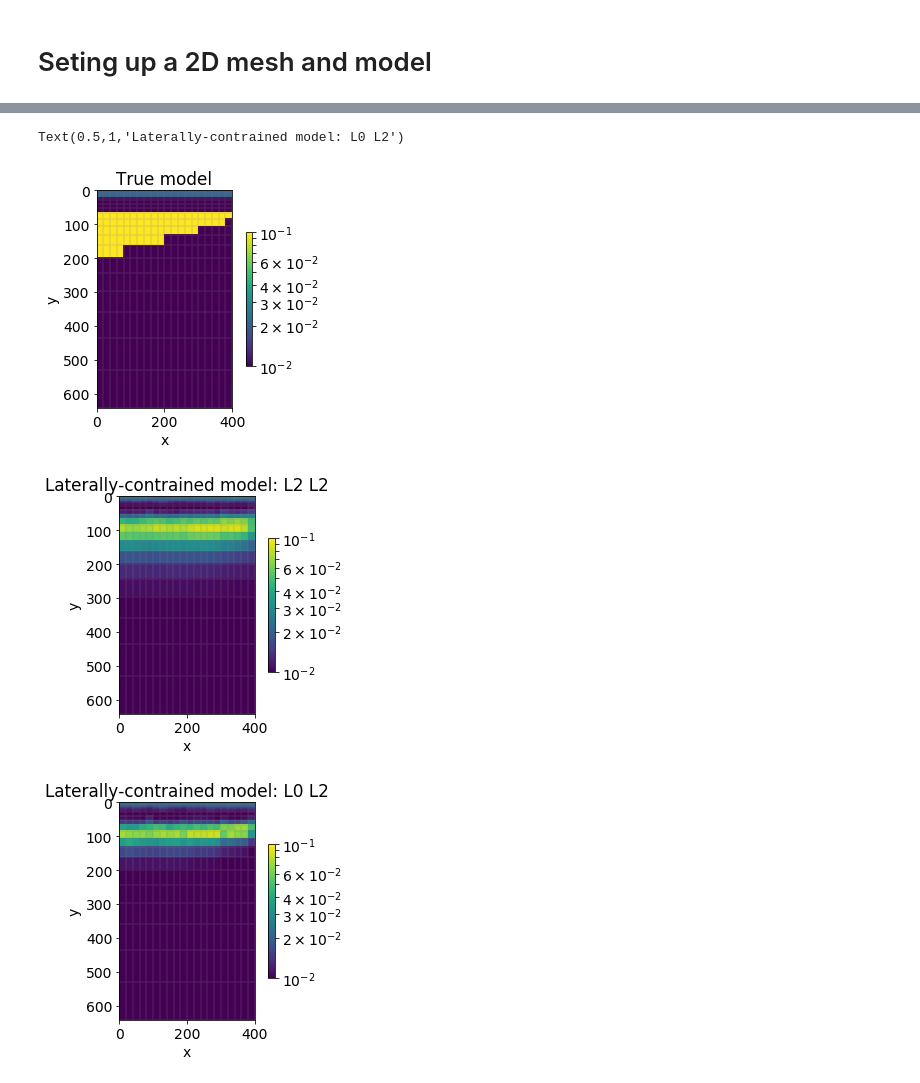
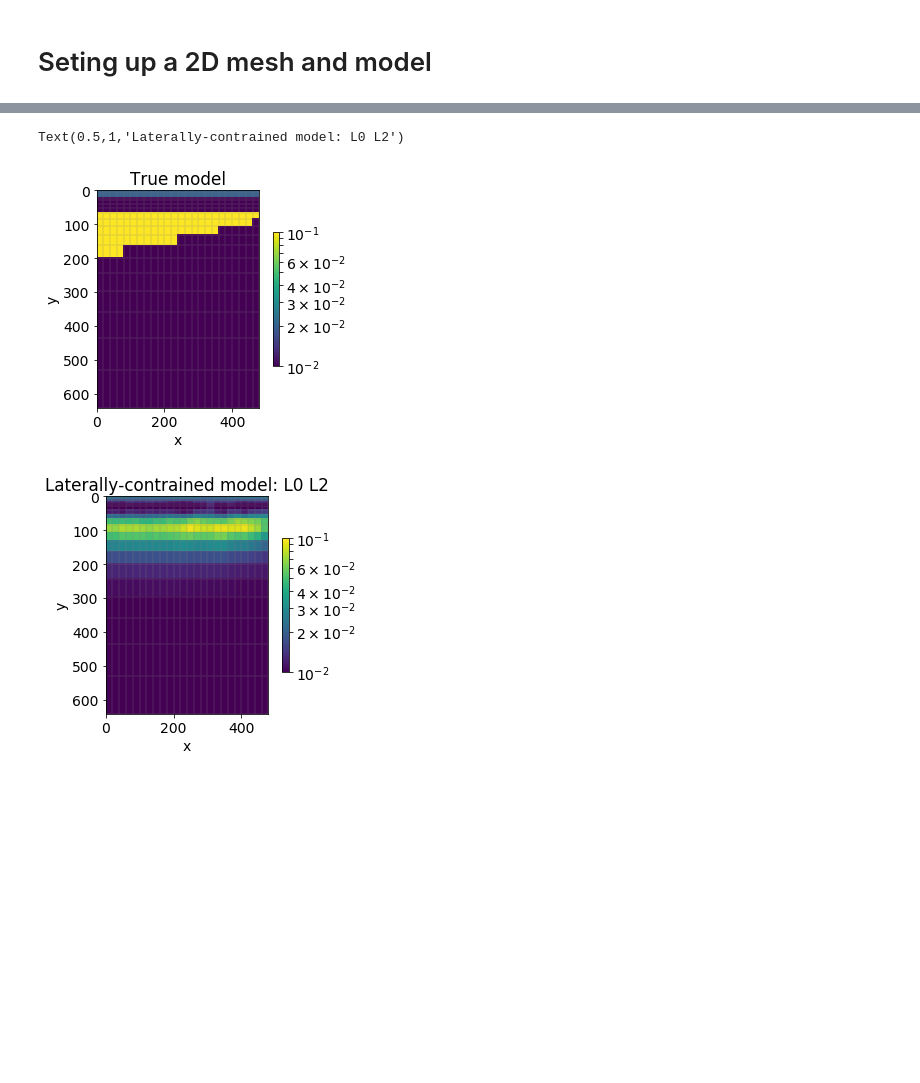
Before and after one commit to simpeg/simpegEM1D, a Jupyter notebook: notebooks/examples/Test_global_em1d_inversion_td.ipynb, the cells around one changed output, grey strips where cells are left out. Drawn from its saved outputs; the diff is of its cells as text; code cells hidden in the pictures; blank space fills up the shorter version.

```diff
--- a/notebooks/examples/Test_global_em1d_inversion_td.ipynb
+++ b/notebooks/examples/Test_global_em1d_inversion_td.ipynb
@@ -62,4 +50,13 @@ mapping = Maps.ExpMap(mesh)
 # %%
+x = mesh.vectorCCx
+y = np.zeros_like(x)
+z = np.ones_like(x) * 30.
+rx_locations = np.c_[x, y, z]
+src_locations = np.c_[x, y, z]
+topo = np.c_[x, y, z-30.].astype(float)
+
+mapping = Maps.ExpMap(mesh)
+
 survey = GlobalEM1DSurveyTD(
     rx_locations = rx_locations,
     src_locations = src_locations,
@@ -76,9 +73,11 @@ survey = GlobalEM1DSurveyTD(
 )
 
 prob = GlobalEM1DProblemTD(
-    [], sigmaMap=mapping, hz=hz, parallel=True, n_cpu=2,
+    [], sigmaMap=mapping, hz=hz, parallel=False, n_cpu=6,
     Solver=PardisoSolver
 )
 prob.pair(survey)
+m = np.log(sigma_em1d)
+dobs = survey.makeSyntheticData(m, std=0.05, force=True)
 # %% [output]
 >> Set parameters
@@ -106,8 +91,5 @@ from SimPEG import (
-# %%
-mesh_reg = Mesh.TensorMesh([mesh.hy, mesh.hx])
 # %%
-%%time
-std = 0.05
+std = 0.02
 floor = 0.
 np.random.seed(1)
 uncert = std*abs(dobs)+floor
@@ -134,8 +116,8 @@ invProb = InvProblem.BaseInvProblem(dmisfit, reg, opt)
 beta = Directives.BetaSchedule(coolingFactor=2, coolingRate=1)
 betaest = Directives.BetaEstimate_ByEig(beta0_ratio=1.)
 target = Directives.TargetMisfit()
-# inv = Inversion.BaseInversion(invProb, directiveList=[beta,betaest,target])
-inv = Inversion.BaseInversion(invProb, directiveList=[IRLS,betaest])
+inv = Inversion.BaseInversion(invProb, directiveList=[beta,betaest,target])
+# inv = Inversion.BaseInversion(invProb, directiveList=[IRLS,betaest])
 prob.counter = opt.counter = Utils.Counter()
 opt.LSshorten = 0.5
 opt.remember('xc')
@@ -172,44 +149,43 @@ matplotlib.rcParams['font.size'] = 14
 # %%
 cb = plt.colorbar(
     mesh.plotImage(
         sigma, grid=True, clim=(1e-2, 1e-1),pcolorOpts={"norm":LogNorm()},
         gridOpts={'alpha':0.2, 'color':'grey'}
     )[0],
     fraction=0.02, pad=0.04
 )
 
 plt.ylim(mesh.vectorNy.max(), mesh.vectorNy.min())
 plt.gca().set_aspect(1)
 
 plt.title("True model")
 
-cb = plt.colorbar(
-    mesh.plotImage(
-        sigma_est_l2, grid=True, clim=(1e-2, 1e-1),pcolorOpts={"norm":LogNorm()},
-        gridOpts={'alpha':0.2, 'color':'grey'}
-    )[0],
-    fraction=0.02, pad=0.04
-)
-plt.title("Laterally-contrained model: L2 L2")
-plt.ylim(mesh.vectorNy.max(), mesh.vectorNy.min())
-plt.gca().set_aspect(1)
+# cb = plt.colorbar(
+#     mesh.plotImage(
+#         sigma_est_l2, grid=True, clim=(1e-2, 1e-1),pcolorOpts={"norm":LogNorm()},
+#         gridOpts={'alpha':0.2, 'color':'grey'}
+#     )[0],
+#     fraction=0.02, pad=0.04
+# )
+# plt.title("Laterally-contrained model: L2 L2")
+# plt.ylim(mesh.vectorNy.max(), mesh.vectorNy.min())
+# plt.gca().set_aspect(1)
 
 
 cb = plt.colorbar(
     mesh.plotImage(
         sigma_est, grid=True, clim=(1e-2, 1e-1), pcolorOpts={"norm":LogNorm()},
         gridOpts={'alpha':0.2, 'color':'grey'}
     )[0],
     fraction=0.02, pad=0.04
 )
 plt.ylim(mesh.vectorNy.max(), mesh.vectorNy.min())
 plt.gca().set_aspect(1)
 plt.title("Laterally-contrained model: L0 L2")
 # %% [output]
 Text(0.5,1,'Laterally-contrained model: L0 L2')
-[figure, old version]
+[figure, new version]
-[figure, old version]
+[figure, new version]
-[figure, removed]
 # %%
 # survey.n_time
 # %%
```
Also changed, not shown: parts of 15 cells of this notebook, 13 other files.
